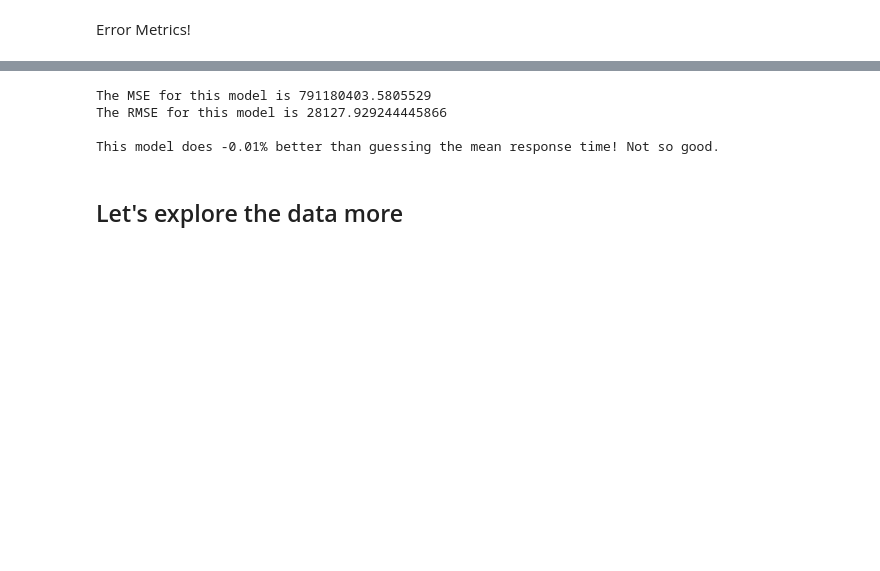
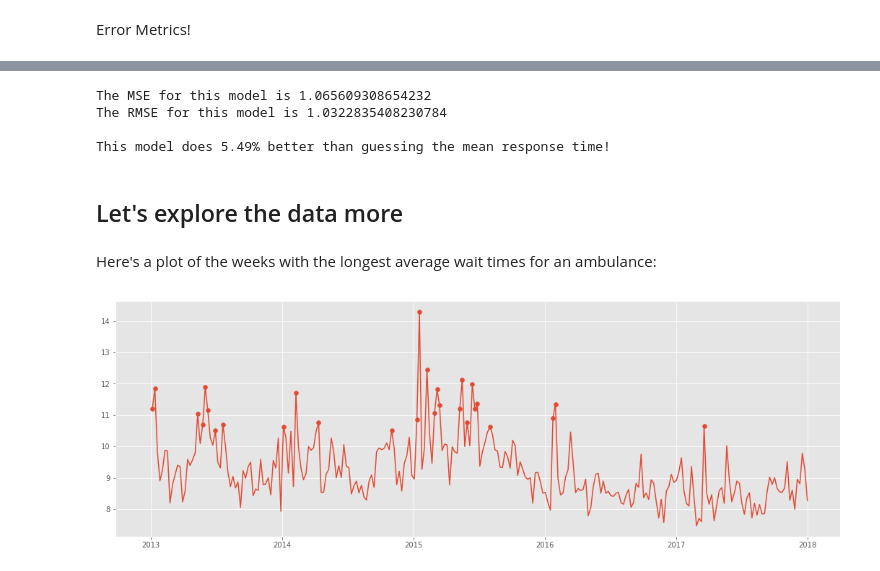
Before and after one commit to boscacci/NYC-EMS-Time-Series, a Jupyter notebook: 2019-01-23_1409_EMS.ipynb, the cells around one changed output, grey strips where cells are left out. Drawn from its saved outputs; the diff is of its cells as text; code cells hidden in the pictures; blank space fills up the shorter version.

```diff
--- a/2019-01-23_1409_EMS.ipynb
+++ b/2019-01-23_1409_EMS.ipynb
@@ -620,12 +705,12 @@ rmse = np.sqrt(mse)
 print('The MSE for this model is {}'.format(mse))
 print('The RMSE for this model is {} \n'.format(rmse))
 
-print(f'''This model does {np.round(((baseline_rmse - rmse) / baseline_rmse * 100),
-                                    decimals=2)}% better than guessing the mean response time! Not so good.''')
+print(f'''This model does {np.round((((baseline_rmse - rmse) / baseline_rmse) * 100),
+                                    decimals=2)}% better than guessing the mean response time!''')
 # %% [output]
-The MSE for this model is 791180403.5805529
-The RMSE for this model is 28127.929244445866
+The MSE for this model is 1.065609308654232
+The RMSE for this model is 1.0322835408230784
 
-This model does -0.01% better than guessing the mean response time! Not so good.
+This model does 5.49% better than guessing the mean response time!
 # %% [markdown]
 ## Let's explore the data more
@@ -636 +717,12 @@ weekly_average_response_time_df.describe()
+# %% [markdown]
+Here's a plot of the weeks with the longest average wait times for an ambulance:
+# %%
+longest_waits = weekly_average_response_time_df.nlargest(28, 'avg_response_time_min').sort_index()['avg_response_time_min']
+
+plt.figure(figsize=(18,6))
+plt.scatter(longest_waits.index, longest_waits)
+plt.plot(weekly_average_response_time)
+plt.show()
+# %% [output]
+[figure, added]
 # %%
```
Also changed, not shown: parts of 61 cells of this notebook, 1 other file.
